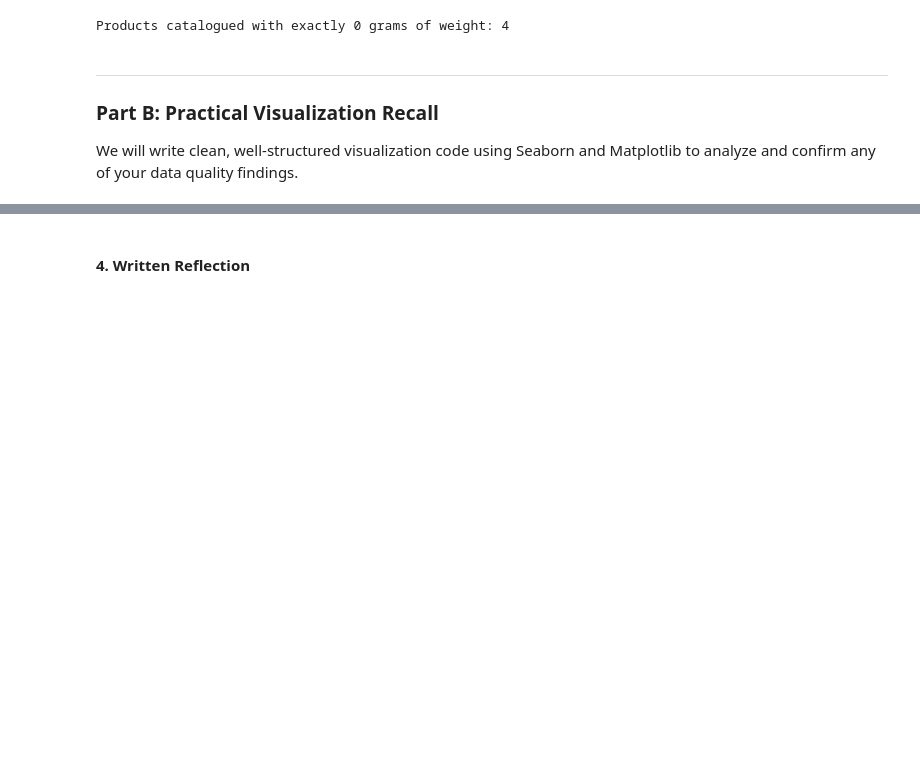
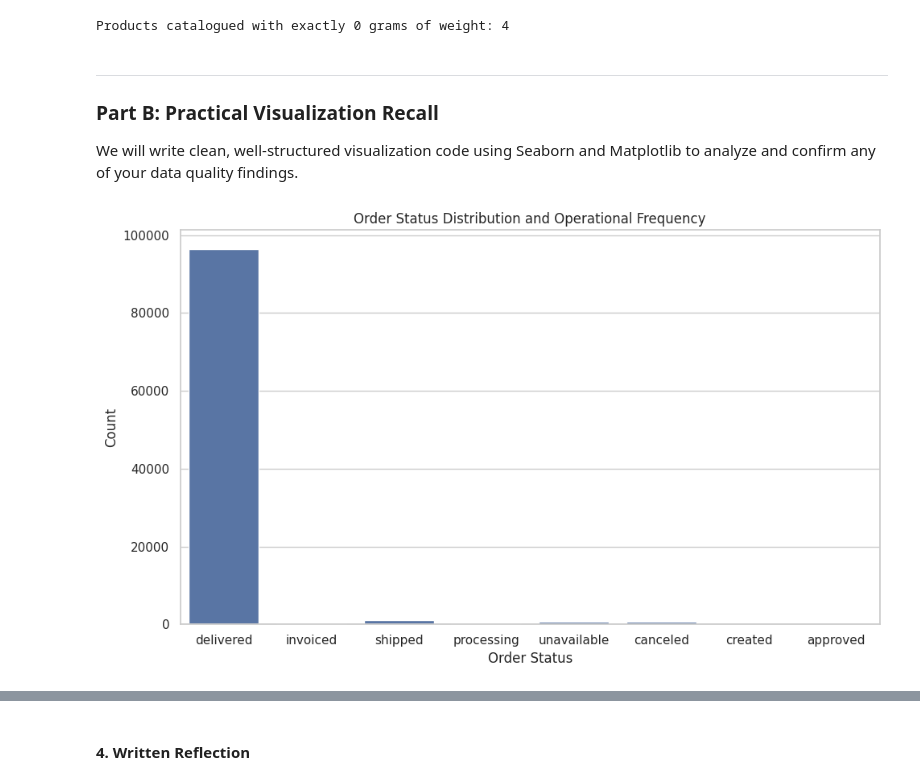
Before and after one commit to devdija/Newrepo, a Jupyter notebook: session-05/session_5.ipynb, the cells around one changed output, grey strips where cells are left out. Cells and saved outputs as stored; diff of their text form; code cells hidden in the pictures; blank space fills up the shorter version.

```diff
--- a/session-05/session_5.ipynb
+++ b/session-05/session_5.ipynb
@@ -515,0 +514,12 @@ We will write clean, well-structured visualization code using Seaborn and Matplo
+# %%
+# write code here
+# plot order status distribution
+plt.figure(figsize=(10, 6))
+sns.countplot(data=orders, x='order_status')
+plt.title('Order Status Distribution and Operational Frequency')
+plt.xlabel('Order Status', fontsize=12)
+plt.ylabel('Count', fontsize=12)
+plt.tight_layout()
+plt.show()
+# %% [output]
+[figure, added]
```
Also changed, not shown: parts of 4 cells of this notebook.
